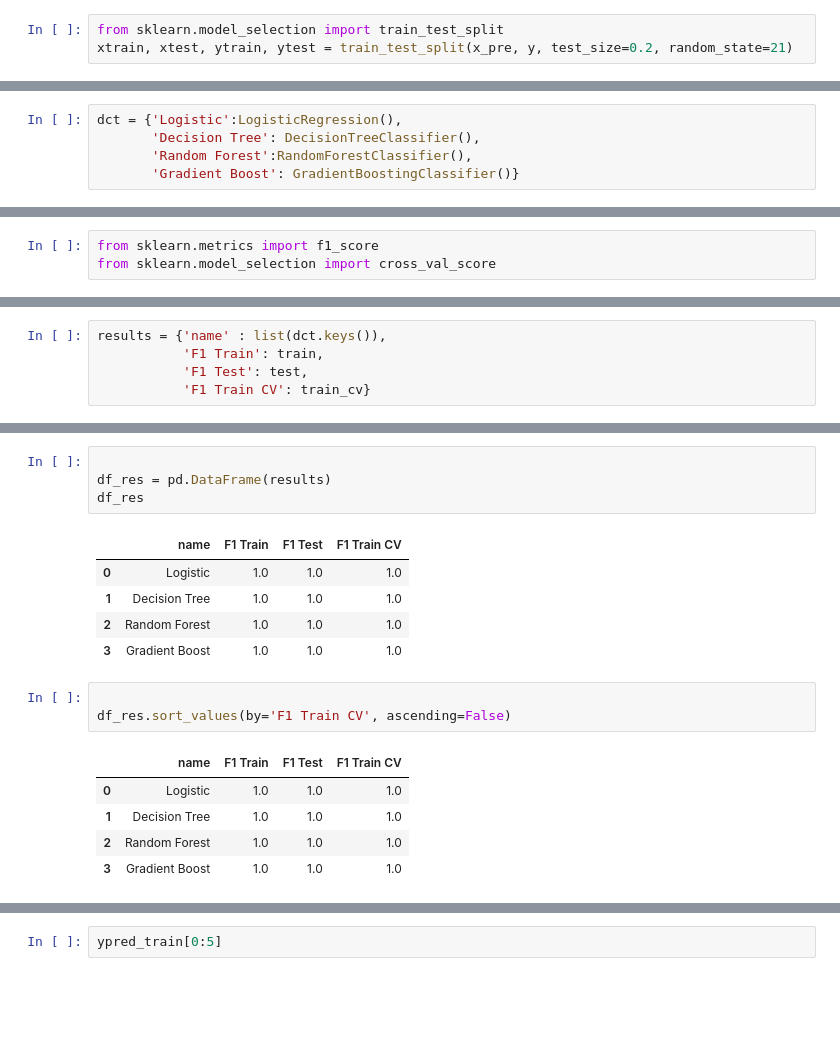
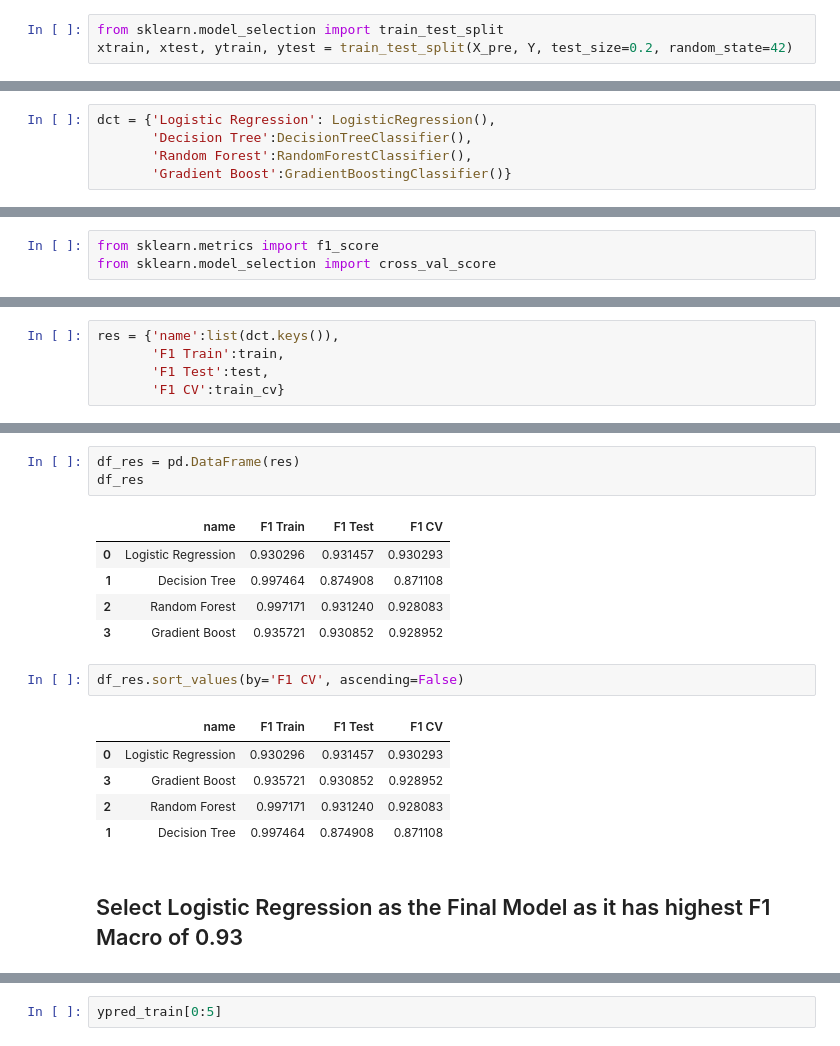
Before and after one commit to Aaliya02/Machine-learning, a Jupyter notebook: CLASSIFICATION PROJECT/PROJECT.ipynb, the cells around one changed output, grey strips where cells are left out. Drawn from its saved outputs; the diff is of its cells as text; blank space fills up the shorter version.

```diff
--- a/CLASSIFICATION PROJECT/PROJECT.ipynb
+++ b/CLASSIFICATION PROJECT/PROJECT.ipynb
@@ -108,6 +179,6 @@ x_pre.head()
 # %%
 from sklearn.model_selection import train_test_split
-xtrain, xtest, ytrain, ytest = train_test_split(x_pre, y, test_size=0.2, random_state=21)
+xtrain, xtest, ytrain, ytest = train_test_split(X_pre, Y, test_size=0.2, random_state=42)
 # %%
 xtrain.head()
 # %% [output]
@@ -159,10 +222,10 @@ from sklearn.linear_model import LogisticRegression
 from sklearn.tree import DecisionTreeClassifier
 from sklearn.ensemble import RandomForestClassifier, GradientBoostingClassifier
 # %%
-dct = {'Logistic':LogisticRegression(),
-       'Decision Tree': DecisionTreeClassifier(),
+dct = {'Logistic Regression': LogisticRegression(),
+       'Decision Tree':DecisionTreeClassifier(),
        'Random Forest':RandomForestClassifier(),
-       'Gradient Boost': GradientBoostingClassifier()}
+       'Gradient Boost':GradientBoostingClassifier()}
 # %%
 dct.items()
 # %% [output]
@@ -217,5 +280,5 @@ Train F1 CV 5 Fold : 1.0000
 # %%
-results = {'name' : list(dct.keys()),
-           'F1 Train': train,
-           'F1 Test': test,
-           'F1 Train CV': train_cv}
+res = {'name':list(dct.keys()),
+       'F1 Train':train,
+       'F1 Test':test,
+       'F1 CV':train_cv}
@@ -222,20 +304,20 @@ results = {'name' : list(dct.keys()),
 # %%
-
-df_res = pd.DataFrame(results)
+df_res = pd.DataFrame(res)
 df_res
 # %% [output]
-|  | name | F1 Train | F1 Test | F1 Train CV |
-| 0 | Logistic | 1.0 | 1.0 | 1.0 |
-| 1 | Decision Tree | 1.0 | 1.0 | 1.0 |
-| 2 | Random Forest | 1.0 | 1.0 | 1.0 |
-| 3 | Gradient Boost | 1.0 | 1.0 | 1.0 |
+|  | name | F1 Train | F1 Test | F1 CV |
+| 0 | Logistic Regression | 0.930296 | 0.931457 | 0.930293 |
+| 1 | Decision Tree | 0.997464 | 0.874908 | 0.871108 |
+| 2 | Random Forest | 0.997171 | 0.931240 | 0.928083 |
+| 3 | Gradient Boost | 0.935721 | 0.930852 | 0.928952 |
 # %%
-
-df_res.sort_values(by='F1 Train CV', ascending=False)
+df_res.sort_values(by='F1 CV', ascending=False)
 # %% [output]
-|  | name | F1 Train | F1 Test | F1 Train CV |
-| 0 | Logistic | 1.0 | 1.0 | 1.0 |
-| 1 | Decision Tree | 1.0 | 1.0 | 1.0 |
-| 2 | Random Forest | 1.0 | 1.0 | 1.0 |
-| 3 | Gradient Boost | 1.0 | 1.0 | 1.0 |
+|  | name | F1 Train | F1 Test | F1 CV |
+| 0 | Logistic Regression | 0.930296 | 0.931457 | 0.930293 |
+| 3 | Gradient Boost | 0.935721 | 0.930852 | 0.928952 |
+| 2 | Random Forest | 0.997171 | 0.931240 | 0.928083 |
+| 1 | Decision Tree | 0.997464 | 0.874908 | 0.871108 |
+# %% [markdown]
+## Select Logistic Regression as the Final Model as it has highest F1 Macro of 0.93
 # %%
```
Also changed, not shown: parts of 66 cells of this notebook, 1 other file.
